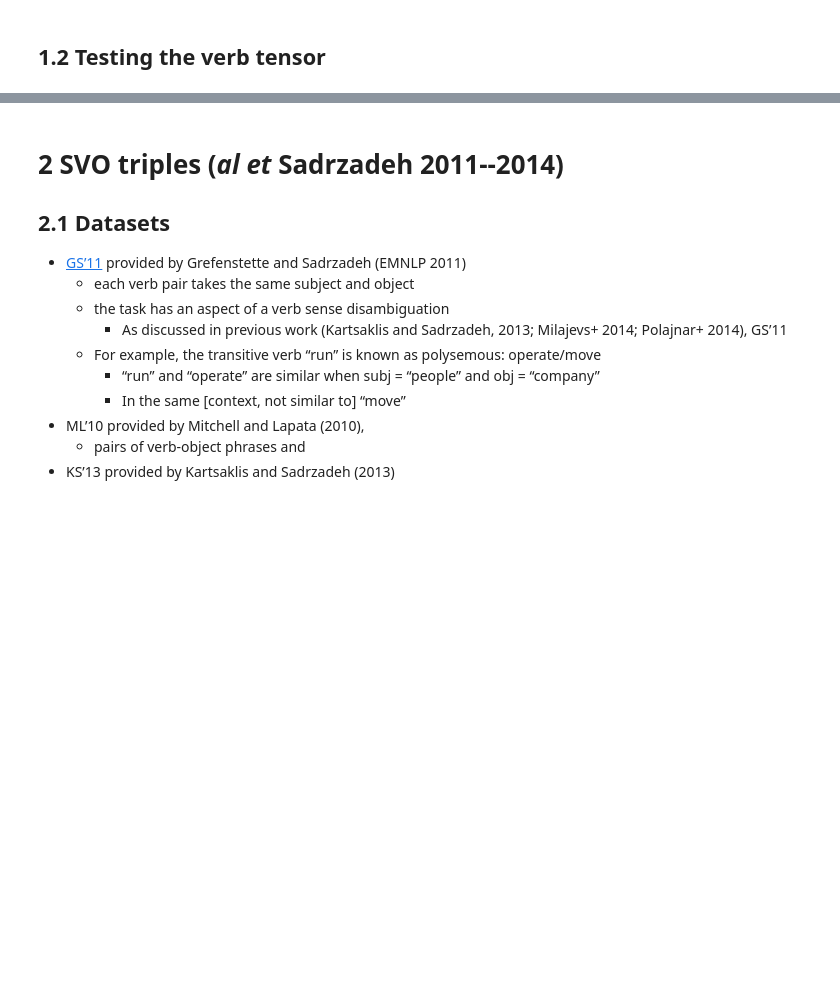
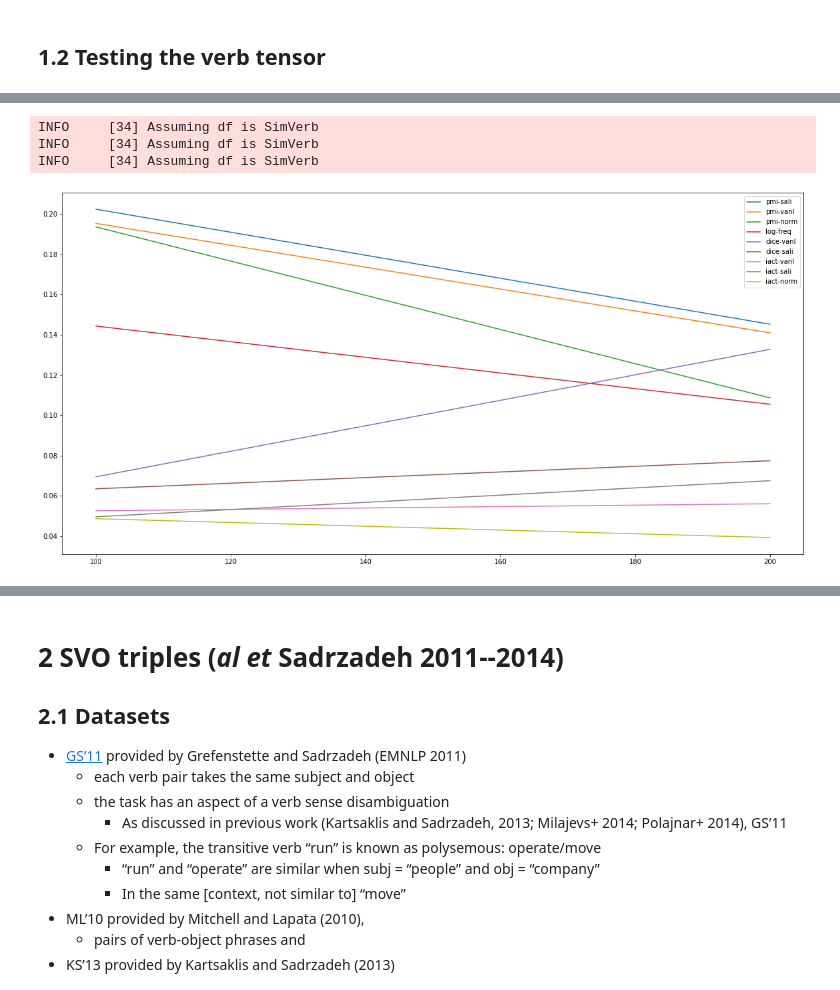
Before and after one commit to makrai/verb-tensor, a Jupyter notebook: eval.ipynb, the cells around one changed output, grey strips where cells are left out. Drawn from its saved outputs; the diff is of its cells as text; code cells hidden in the pictures; blank space fills up the shorter version.

```diff
--- a/eval.ipynb
+++ b/eval.ipynb
@@ -112,10 +110,11 @@ dtype: int64
 def df_columns_from_filen(sim_df, col='sim'):
     sim_df = sim_df.drop(col)
     sim_df = sim_df.to_frame().reset_index()
-    sim_df[['_t', '_s', 'w1', 'w2', 'rank_']] = pd.DataFrame(sim_df['index'].str.rsplit('_').values.tolist())
+    sim_df[['_t', '_s', 'w1', 'w2', 'cutoff', 'rank_']] = pd.DataFrame(sim_df['index'].str.rsplit('_').values.tolist())
     sim_df['-'] = '-'
     sim_df['weight'] = sim_df['w1'] + sim_df['-'] + sim_df['w2']
     sim_df = sim_df[sim_df.weight.isna()==0]
+    sim_df.cutoff = sim_df.cutoff.astype(int)
     sim_df.rank_ = sim_df.rank_.astype(int)
     #sim_df['weight'] = pd.DataFrame(sim_df['weight'].str.split('_', 2).values.tolist())[2]
     sim_df = sim_df.drop(columns='index')
@@ -169,0 +124,13 @@ simlex_obj = df_columns_from_filen(simlex_obj, col='SimLex999')
+# %%
+def compare_100_256(simdf, mode_to_test, col):
+    s1 = test_sim(simdf, mode_to_test=mode_to_test)
+    s2 = test_sim(simdf, mode_to_test=mode_to_test, cutoff=200)
+    s3 = test_sim(simdf, mode_to_test=mode_to_test, rank=128)
+    return pd.concat([df_columns_from_filen(s, col=col)[[col, 'cutoff', 'rank_', 'weight']]
+                      for s in [s1, s2, s3]])
+# %%
+def plot_cutoff(df, col):
+    for weight in df.weight.unique():
+        df0 = df[(df.weight==weight)&(df.rank_==256)]
+        plt.plot(df0.cutoff, df0[col])
+        plt.legend(df.weight.unique())
@@ -169,0 +143,10 @@ simlex_obj = df_columns_from_filen(simlex_obj, col='SimLex999')
+# %%
+df = compare_100_256(simverb, 'ROOT', 'sim')
+# %% [output]
+INFO     [34] Assuming df is SimVerb
+INFO     [34] Assuming df is SimVerb
+INFO     [34] Assuming df is SimVerb
+# %%
+plot_cutoff(df, 'sim')
+# %% [output]
+[figure, added]
```
Also changed, not shown: parts of 26 cells of this notebook.
